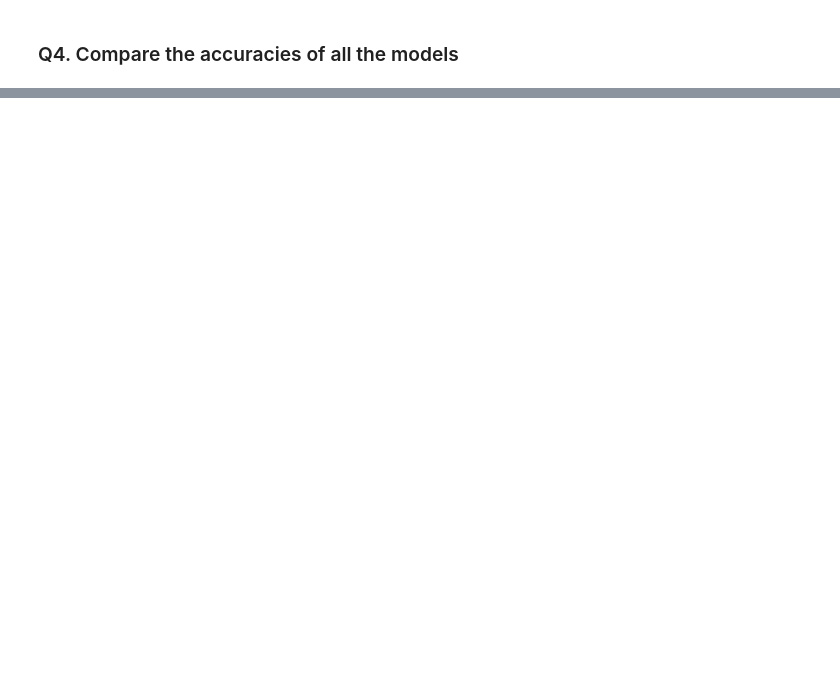
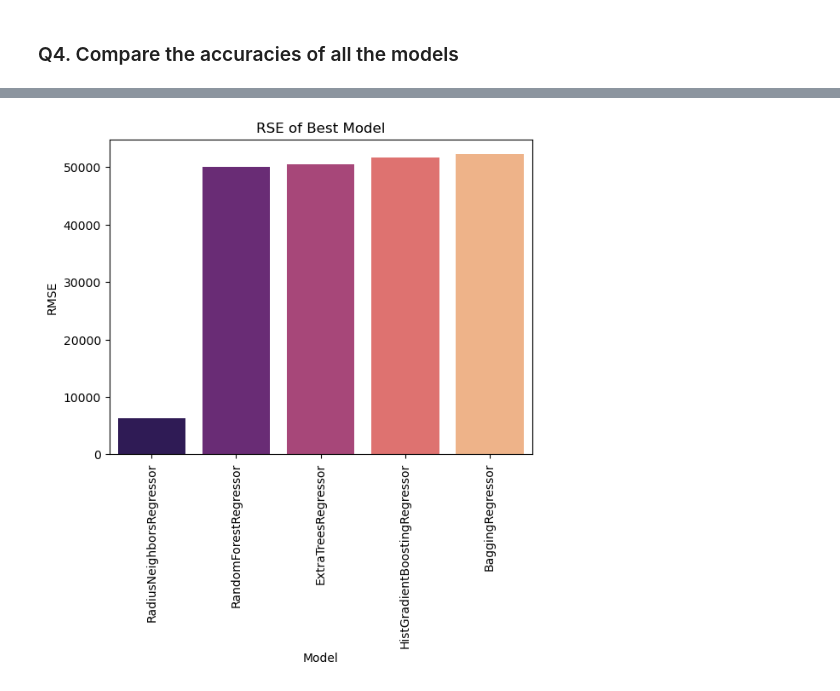
Before and after one commit to agrasthnaman/HRC, a Jupyter notebook: PRS/Milestones.ipynb, the cells around one changed output, grey strips where cells are left out. Drawn from its saved outputs; the diff is of its cells as text; code cells hidden in the pictures; blank space fills up the shorter version.

```diff
--- a/PRS/Milestones.ipynb
+++ b/PRS/Milestones.ipynb
@@ -776,0 +756,9 @@ plt.show()
+# %%
+sns.barplot(x = 'Model', y = 'RMSE', data = bestModel, palette = 'magma')
+plt.xticks(rotation = 90)
+plt.xlabel('Model')
+plt.ylabel('RMSE')
+plt.title('RSE of Best Model')
+plt.show()
+# %% [output]
+[figure, added]
```
Also changed, not shown: parts of 33 cells of this notebook, 1 other file.
